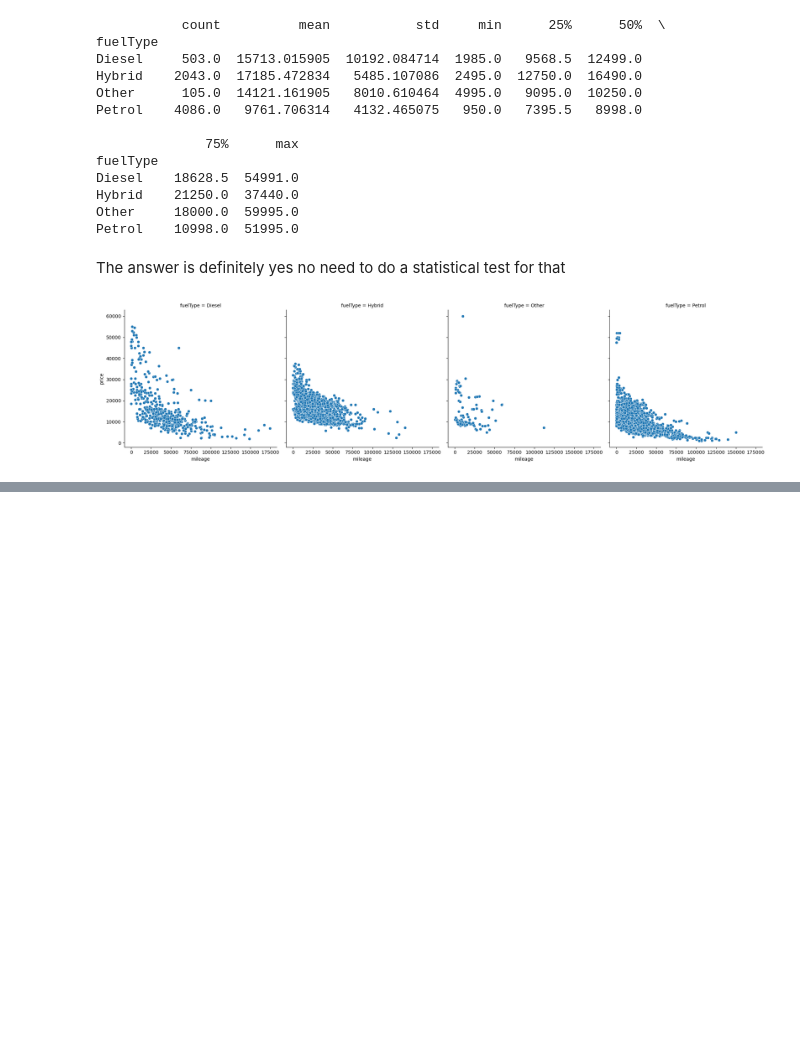
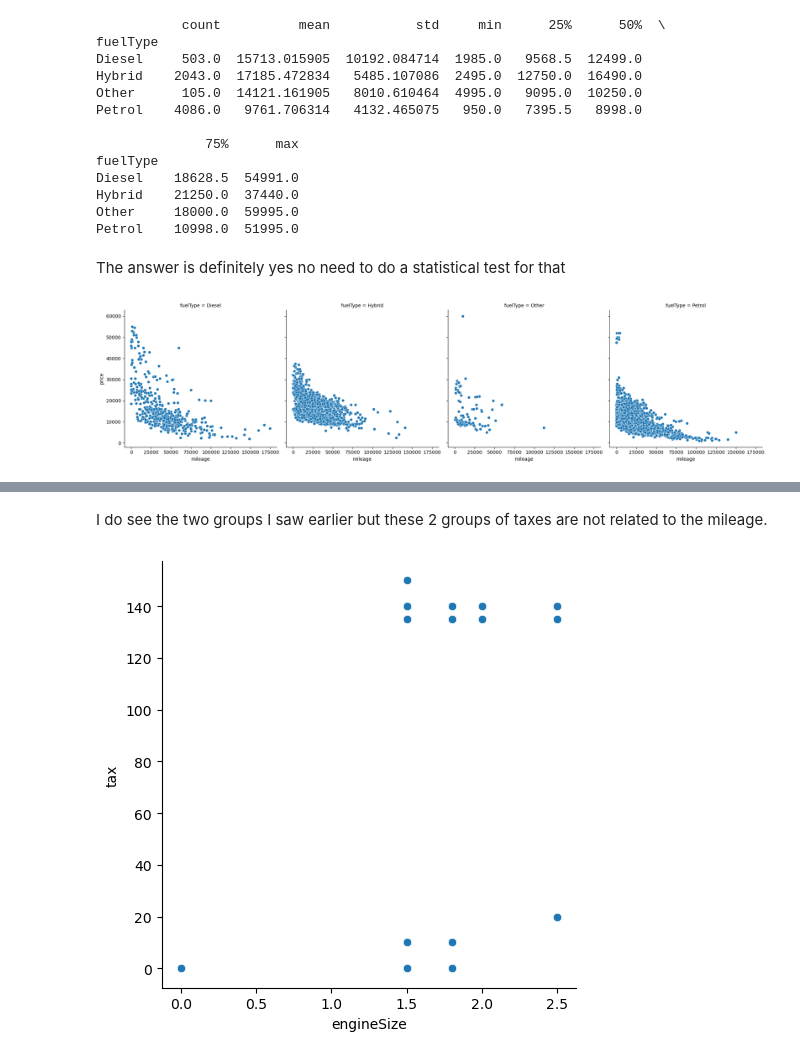
Before and after one commit to flylight-max/project-Datacamp, a Jupyter notebook: my_analysis_car_sales.ipynb, the cells around one changed output, grey strips where cells are left out. Saved outputs shown, nothing was run; the diff lists cells and outputs as text; code cells hidden in the pictures; blank space fills up the shorter version.

```diff
--- a/my_analysis_car_sales.ipynb
+++ b/my_analysis_car_sales.ipynb
@@ -537,0 +575,8 @@ plt.show()
+# %% [markdown]
+I do see the two groups I saw earlier but these 2 groups of taxes are not related to the mileage.
+# %%
+#tax vs engineSize
+sns.relplot(x="engineSize", y="tax", data=Hybrids, kind="scatter")
+plt.show()
+# %% [output]
+[figure, added]
```
Also changed, not shown: parts of 4 cells of this notebook.
